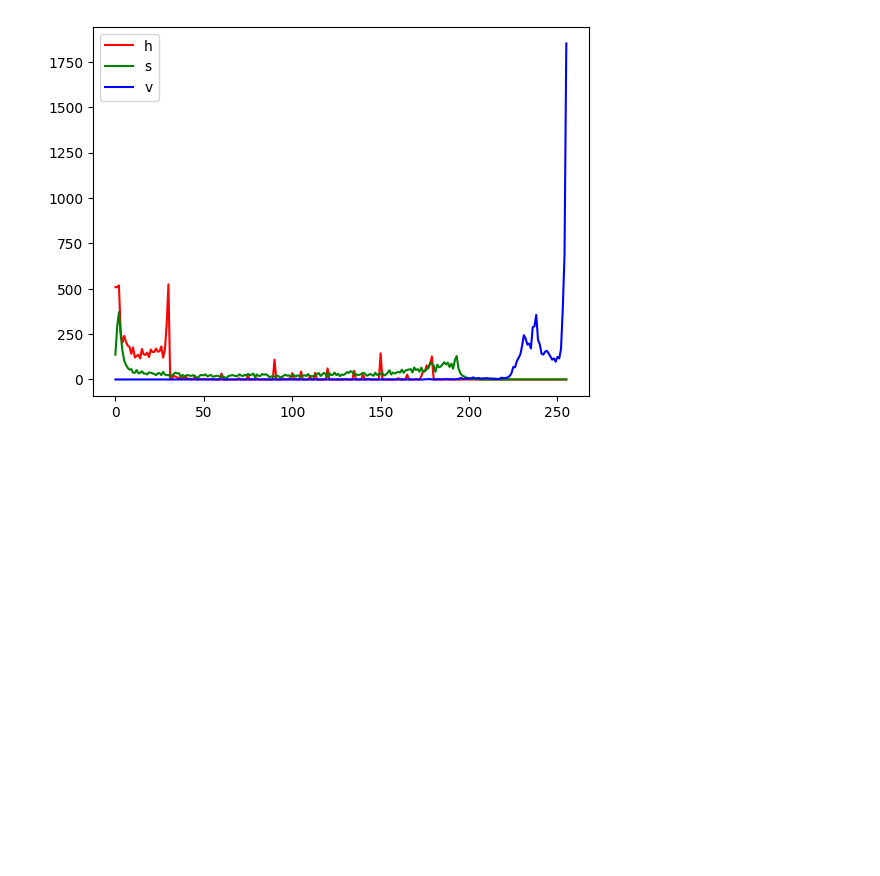
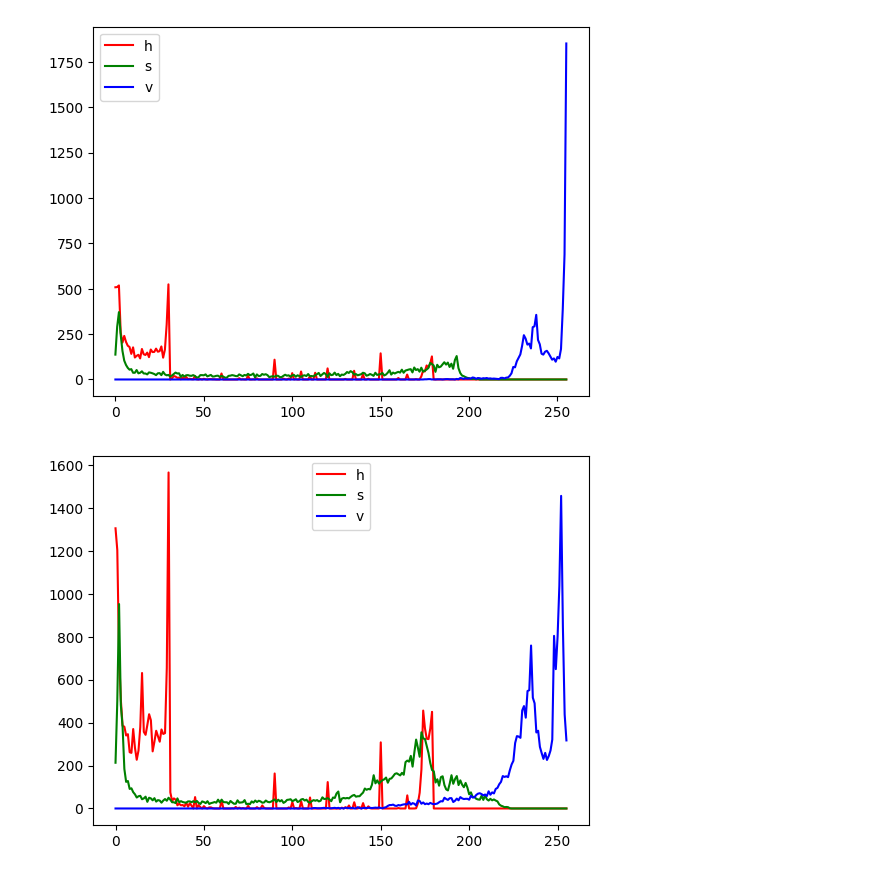
Before and after one commit to dynle/japanese-emergency-vehicles-detection, a Jupyter notebook: src/hsv.ipynb, the cells around one changed output. Drawn from its saved outputs; the diff is of its cells as text; code cells hidden in the pictures; blank space fills up the shorter version.

```diff
--- a/src/hsv.ipynb
+++ b/src/hsv.ipynb
@@ -28,3 +43,15 @@ plt.legend()
 plt.show()
 # %% [output]
 [figure]
+# %%
+h, s, v = img1_hsv[:,:,0], img1_hsv[:,:,1], img1_hsv[:,:,2]
+hist_h = cv2.calcHist([h],[0],None,[256],[0,256])
+hist_s = cv2.calcHist([s],[0],None,[256],[0,256])
+hist_v = cv2.calcHist([v],[0],None,[256],[0,256])
+plt.plot(hist_h, color='r', label="h")
+plt.plot(hist_s, color='g', label="s")
+plt.plot(hist_v, color='b', label="v")
+plt.legend()
+plt.show()
+# %% [output]
+[figure, added]
```
Also changed, not shown: parts of 9 cells of this notebook.
